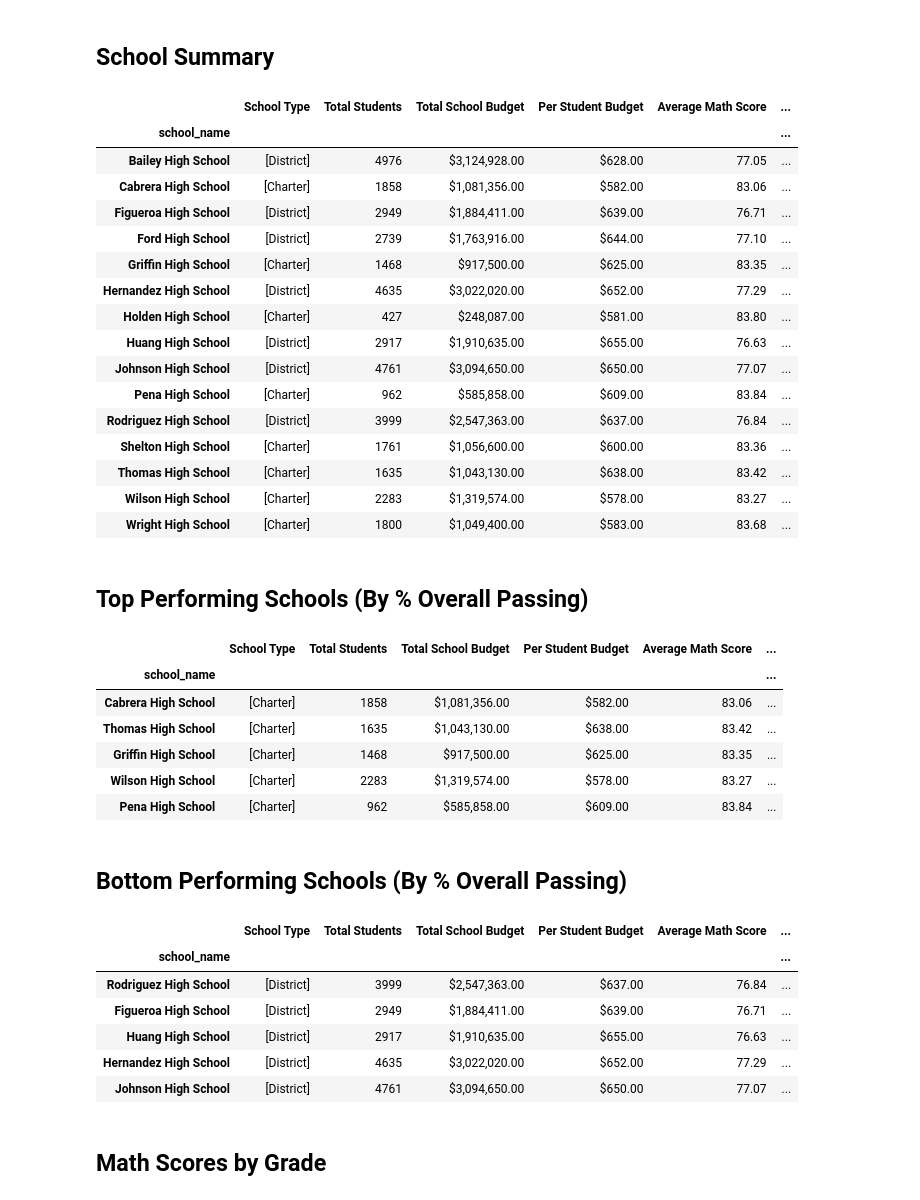
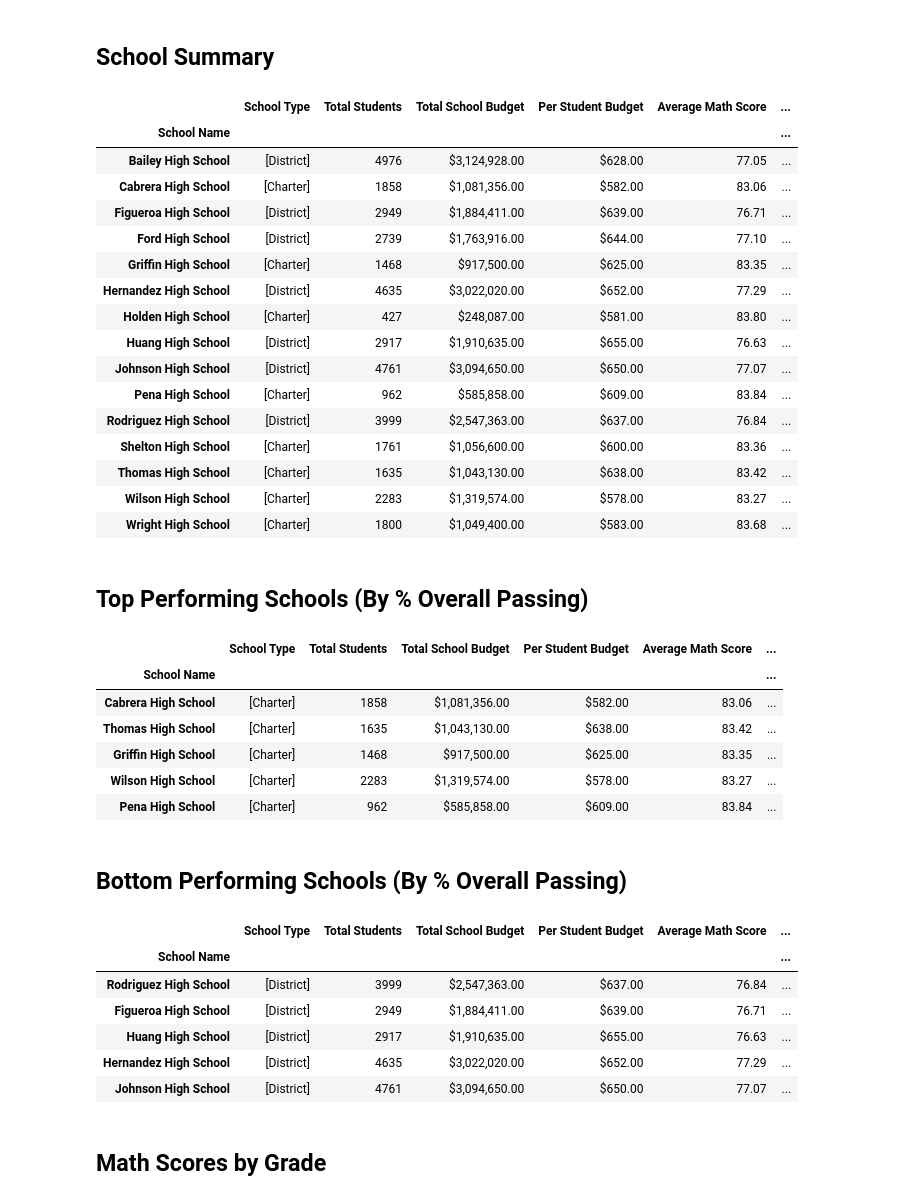
Before and after one commit to lrios215/pandas-challenge, a Jupyter notebook: PyCitySchools_Rios.ipynb, the cells around one changed output. Saved outputs shown, nothing was run; the diff lists cells and outputs as text; code cells hidden in the pictures.

```diff
--- a/PyCitySchools_Rios.ipynb
+++ b/PyCitySchools_Rios.ipynb
@@ -141,29 +125,31 @@ percent_overall = (high_school_data_df[(high_school_data_df['reading_score'] >=
 # %%
 #Create a dataframe to hold the results by each school
 school_summary_df = pd.DataFrame ({"School Type": school_type,
                                    "Total Students": total_students,
                                   "Total School Budget":school_budget,
                                   "Per Student Budget":per_student_budget,
                                   "Average Math Score":school_average_math,
                                   "Average Reading Score":school_average_reading,
                                   "% Passing Math": percent_pass_math,
                                   "% Passing Reading": percent_pass_reading,
                                   "% Overall Passing": percent_overall})
 
+school_summary_df.index.name = "School Name"
+
 #formatting the df
 school_summary_df["Total School Budget"] = school_summary_df["Total School Budget"].astype(float).map("${:,.2f}".format)
 school_summary_df['Per Student Budget'] = school_summary_df['Per Student Budget'].map("${:,.2f}".format)
 school_summary_df['Average Math Score'] = school_summary_df['Average Math Score'].map("{:.2f}".format)
 school_summary_df['Average Reading Score'] = school_summary_df['Average Reading Score'].map("{:.2f}".format)
 school_summary_df['% Passing Math'] = school_summary_df['% Passing Math'].map("{:.2f}%".format)
 school_summary_df['% Passing Reading'] = school_summary_df['% Passing Reading'].map("{:.2f}%".format)
 school_summary_df['% Overall Passing'] = school_summary_df['% Overall Passing'].map("{:.2f}%".format)
 
 
 school_summary_df
 # %% [output]
 |  | School Type | Total Students | Total School Budget | Per Student Budget | Average Math Score | ... |
-| school_name |  |  |  |  |  | ... |
+| School Name |  |  |  |  |  | ... |
 | Bailey High School | [District] | 4976 | $3,124,928.00 | $628.00 | 77.05 | ... |
 | Cabrera High School | [Charter] | 1858 | $1,081,356.00 | $582.00 | 83.06 | ... |
 | Figueroa High School | [District] | 2949 | $1,884,411.00 | $639.00 | 76.71 | ... |
@@ -191,7 +177,7 @@ top_five = school_summary_df.loc[['Cabrera High School','Thomas High School','Gr
 top_five
 # %% [output]
 |  | School Type | Total Students | Total School Budget | Per Student Budget | Average Math Score | ... |
-| school_name |  |  |  |  |  | ... |
+| School Name |  |  |  |  |  | ... |
 | Cabrera High School | [Charter] | 1858 | $1,081,356.00 | $582.00 | 83.06 | ... |
 | Thomas High School | [Charter] | 1635 | $1,043,130.00 | $638.00 | 83.42 | ... |
 | Griffin High School | [Charter] | 1468 | $917,500.00 | $625.00 | 83.35 | ... |
@@ -209,7 +195,7 @@ bottom_five = school_summary_df.loc[['Rodriguez High School','Figueroa High Scho
 bottom_five
 # %% [output]
 |  | School Type | Total Students | Total School Budget | Per Student Budget | Average Math Score | ... |
-| school_name |  |  |  |  |  | ... |
+| School Name |  |  |  |  |  | ... |
 | Rodriguez High School | [District] | 3999 | $2,547,363.00 | $637.00 | 76.84 | ... |
 | Figueroa High School | [District] | 2949 | $1,884,411.00 | $639.00 | 76.71 | ... |
 | Huang High School | [District] | 2917 | $1,910,635.00 | $655.00 | 76.63 | ... |
```
Also changed, not shown: parts of 16 cells of this notebook.
